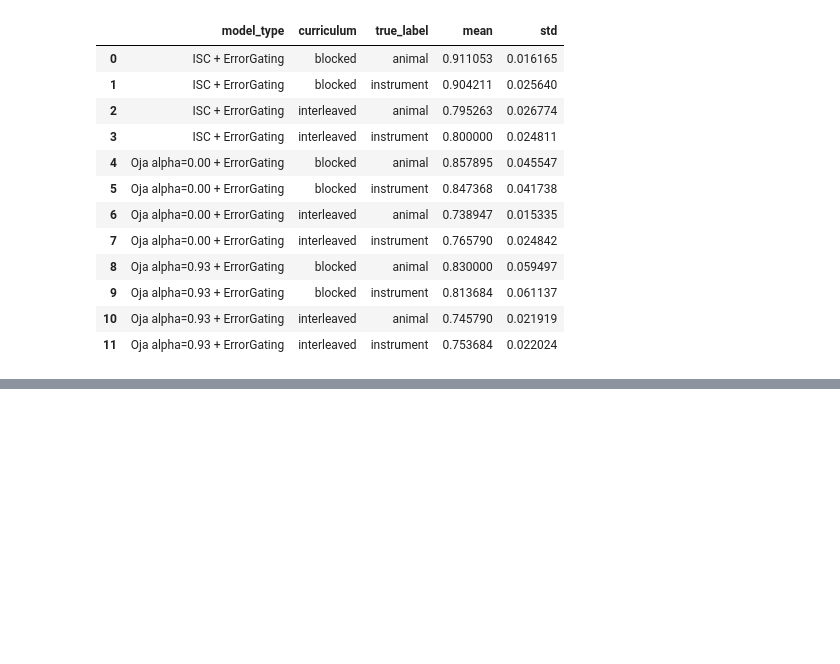
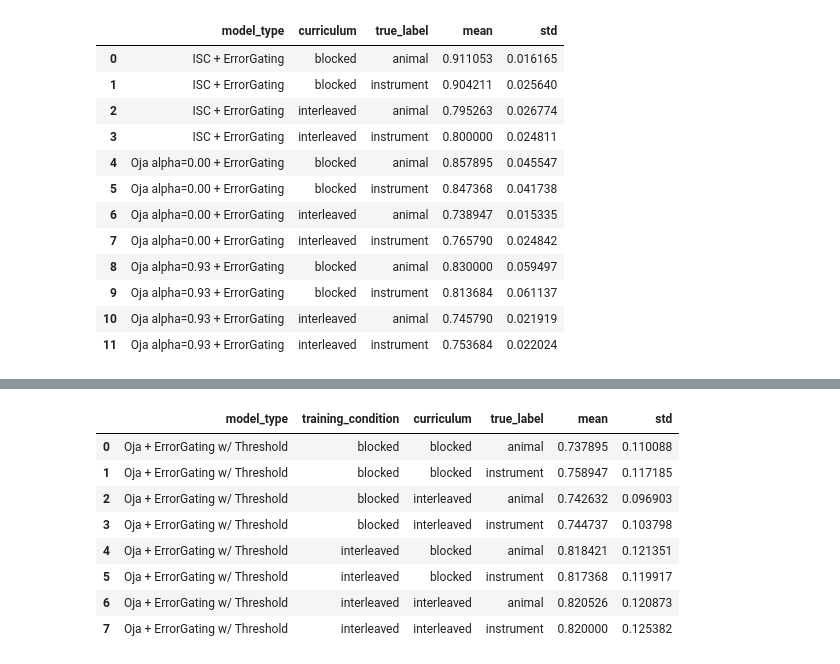
Before and after one commit to CalculatorAddict/ISC-ablations, a Jupyter notebook: error_gating.ipynb, the cells around one changed output, grey strips where cells are left out. Drawn from its saved outputs; the diff is of its cells as text; code cells hidden in the pictures; blank space fills up the shorter version.

```diff
--- a/error_gating.ipynb
+++ b/error_gating.ipynb
@@ -601,0 +815,88 @@ Oja alpha=0.93 + ErrorGating interleaved instrument 0.7537 0.0220
+# %%
+# finetune Oja model with thresholded error gating
+import os
+import warnings
+
+import data
+import pandas as pd
+import torch
+from scipy.stats import ttest_rel
+
+from experimental_setups.hebbian_model import threshold_model
+from experimental_setups.isc_model import model
+from experimental_setups.hebbian_model.experiment import prepare_experiment_data
+
+warnings.filterwarnings('ignore')
+
+model_path = 'models'
+num_models = 10
+num_bootstrap_sims = 10000
+num_training_epochs = 30
+num_training_epochs_comparison = 10
+train_model = False
+train_comparison_model = False
+
+num_objects = 350
+num_tasks = 36
+num_task_context_units = 16
+num_context_independent_units = 64
+num_context_dependent_units = 128
+size_idx = 2541  # Index of the "is_small" feature
+size_task_idx = 33  # Index of the size task
+
+isc_models = model.load_isc_models(num_models, train_model, num_training_epochs, model_path)
+
+train_x, train_y = prepare_experiment_data()
+
+def calc_model_error(model,train_x,train_y,noise=0):
+    errors = torch.abs(model(train_x,noise=noise)-train_y)[:,[2541,2542]].mean(axis=-1)
+    return errors.cpu().detach().numpy()
+for model_idx in range(num_models):
+    for training_condition, tag in [('blocked', 'blockd'), ('interleaved', 'interl')]:
+        simulation_model = threshold_model.ThresholdHebbianModel(
+            device='mps',
+            num_tasks=5,
+            num_context_dependent_hidden_units=128,
+        )
+        save_file = f'threshold_oja_bs1_{tag}-{model_idx}.torch'
+        if save_file in os.listdir('models'):
+            simulation_model.load_state_dict(
+                torch.load(os.path.join('models', save_file), map_location='mps', weights_only=True)
+            )
+        else:
+            simulation_model.load_old_model_weights(
+                isc_models[model_idx].state_dict(),
+            )
+            # Explicit online train loop: one trial per optimizer update.
+            for epoch in range(40):
+                train_parts = [train_x[0], train_x[1], train_y]
+                if training_condition == 'blocked':
+                    block_size = len(train_y) // 2
+                    first_block = [part[:block_size] for part in train_parts]
+                    second_block = [part[block_size:] for part in train_parts]
+                    first_order = torch.randperm(block_size, device=train_x[0].device)
+                    second_order = torch.randperm(block_size, device=train_x[0].device)
+                    first_block = [part[first_order] for part in first_block]
+                    second_block = [part[second_order] for part in second_block]
+                    blocks = [first_block, second_block]
+                    if torch.rand((), device=train_x[0].device) < 0.5:
+                        blocks.reverse()
+                    train_parts = [
+                        torch.cat([blocks[0][part_idx], blocks[1][part_idx]])
+                        for part_idx in range(3)
+                    ]
+                else:
+                    trial_order = torch.randperm(len(train_y), device=train_x[0].device)
+                    train_parts = [part[trial_order] for part in train_parts]
+
+                for trial in range(len(train_y)):
+                    trial_x = [part[trial:trial + 1] for part in train_parts[:2]]
+                    trial_y = train_parts[2][trial:trial + 1]
+                    simulation_model.optimizer.zero_grad()
+                    logits = simulation_model(trial_x, take_sigmoid=False)
+                    loss = simulation_model.loss_fn(logits, trial_y)
+                    loss.backward()
+                    simulation_model.optimizer.step()
+            torch.save(simulation_model.state_dict(), os.path.join('models', save_file))
+        print(model_idx, training_condition, calc_model_error(simulation_model, train_x, train_y).mean())
+# %% [output]
@@ -601,0 +920,9 @@ Oja alpha=0.93 + ErrorGating interleaved instrument 0.7537 0.0220
+|  | model_type | training_condition | curriculum | true_label | mean | std |
+| 0 | Oja + ErrorGating w/ Threshold | blocked | blocked | animal | 0.737895 | 0.110088 |
+| 1 | Oja + ErrorGating w/ Threshold | blocked | blocked | instrument | 0.758947 | 0.117185 |
+| 2 | Oja + ErrorGating w/ Threshold | blocked | interleaved | animal | 0.742632 | 0.096903 |
+| 3 | Oja + ErrorGating w/ Threshold | blocked | interleaved | instrument | 0.744737 | 0.103798 |
+| 4 | Oja + ErrorGating w/ Threshold | interleaved | blocked | animal | 0.818421 | 0.121351 |
+| 5 | Oja + ErrorGating w/ Threshold | interleaved | blocked | instrument | 0.817368 | 0.119917 |
+| 6 | Oja + ErrorGating w/ Threshold | interleaved | interleaved | animal | 0.820526 | 0.120873 |
+| 7 | Oja + ErrorGating w/ Threshold | interleaved | interleaved | instrument | 0.820000 | 0.125382 |
```
Also changed, not shown: parts of 8 cells of this notebook, 44 other files.
